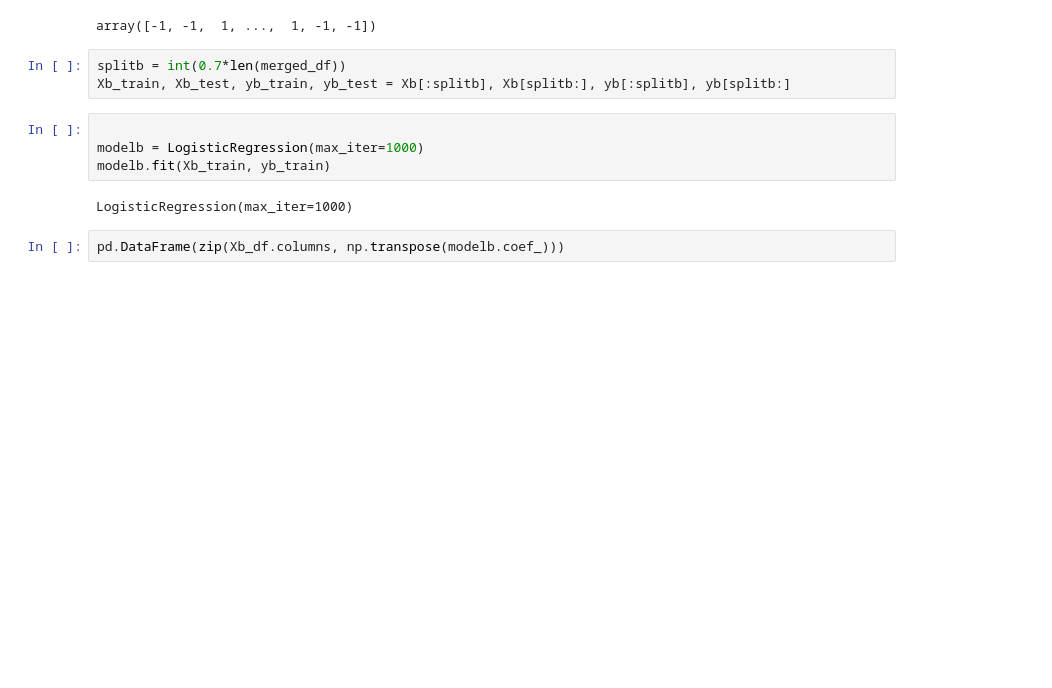
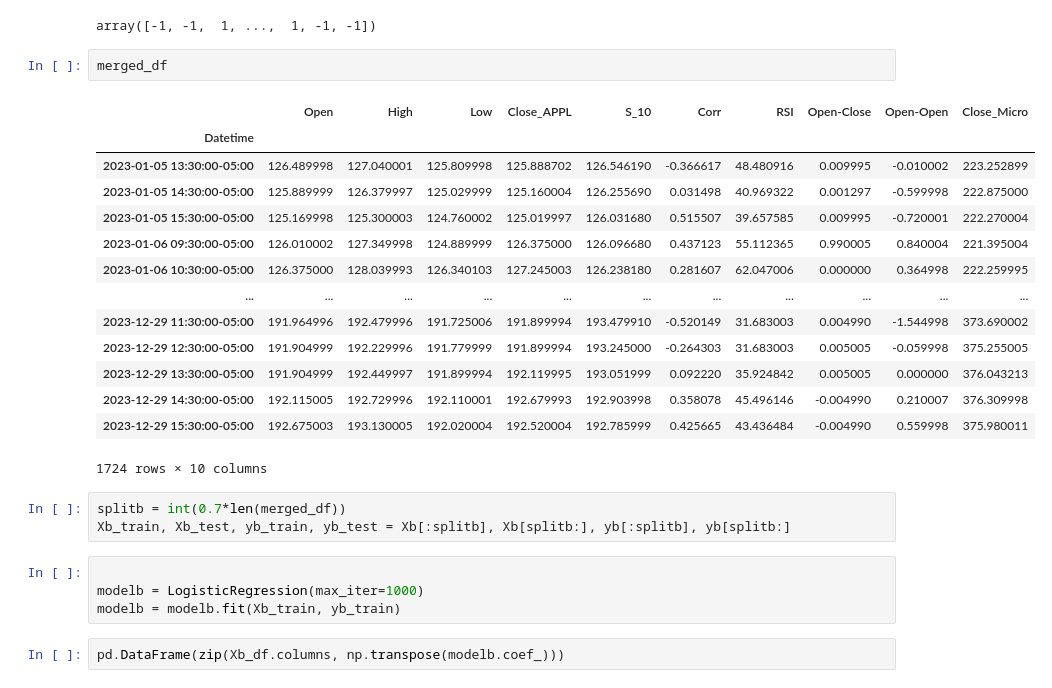
Before and after one commit to inuneko89/DADS_6003, a Jupyter notebook: Logistic_Regression.ipynb, the cells around one changed output. Drawn from its saved outputs; the diff is of its cells as text; blank space fills up the shorter version.

```diff
--- a/Logistic_Regression.ipynb
+++ b/Logistic_Regression.ipynb
@@ -544,15 +417,30 @@ yb = np.where(merged_df['Close_APPL'].shift(-1) > merged_df['Close_APPL'],1,-1)
 yb
 # %% [output]
 array([-1, -1,  1, ...,  1, -1, -1])
+# %%
+merged_df
+# %% [output]
+|  | Open | High | Low | Close_APPL | S_10 | Corr | RSI | Open-Close | Open-Open | Close_Micro |
+| Datetime |  |  |  |  |  |  |  |  |  |  |
+| 2023-01-05 13:30:00-05:00 | 126.489998 | 127.040001 | 125.809998 | 125.888702 | 126.546190 | -0.366617 | 48.480916 | 0.009995 | -0.010002 | 223.252899 |
+| 2023-01-05 14:30:00-05:00 | 125.889999 | 126.379997 | 125.029999 | 125.160004 | 126.255690 | 0.031498 | 40.969322 | 0.001297 | -0.599998 | 222.875000 |
+| 2023-01-05 15:30:00-05:00 | 125.169998 | 125.300003 | 124.760002 | 125.019997 | 126.031680 | 0.515507 | 39.657585 | 0.009995 | -0.720001 | 222.270004 |
+| 2023-01-06 09:30:00-05:00 | 126.010002 | 127.349998 | 124.889999 | 126.375000 | 126.096680 | 0.437123 | 55.112365 | 0.990005 | 0.840004 | 221.395004 |
+| 2023-01-06 10:30:00-05:00 | 126.375000 | 128.039993 | 126.340103 | 127.245003 | 126.238180 | 0.281607 | 62.047006 | 0.000000 | 0.364998 | 222.259995 |
+| ... | ... | ... | ... | ... | ... | ... | ... | ... | ... | ... |
+| 2023-12-29 11:30:00-05:00 | 191.964996 | 192.479996 | 191.725006 | 191.899994 | 193.479910 | -0.520149 | 31.683003 | 0.004990 | -1.544998 | 373.690002 |
+| 2023-12-29 12:30:00-05:00 | 191.904999 | 192.229996 | 191.779999 | 191.899994 | 193.245000 | -0.264303 | 31.683003 | 0.005005 | -0.059998 | 375.255005 |
+| 2023-12-29 13:30:00-05:00 | 191.904999 | 192.449997 | 191.899994 | 192.119995 | 193.051999 | 0.092220 | 35.924842 | 0.005005 | 0.000000 | 376.043213 |
+| 2023-12-29 14:30:00-05:00 | 192.115005 | 192.729996 | 192.110001 | 192.679993 | 192.903998 | 0.358078 | 45.496146 | -0.004990 | 0.210007 | 376.309998 |
+| 2023-12-29 15:30:00-05:00 | 192.675003 | 193.130005 | 192.020004 | 192.520004 | 192.785999 | 0.425665 | 43.436484 | -0.004990 | 0.559998 | 375.980011 |
+1724 rows × 10 columns
 # %%
 splitb = int(0.7*len(merged_df))
 Xb_train, Xb_test, yb_train, yb_test = Xb[:splitb], Xb[splitb:], yb[:splitb], yb[splitb:]
 # %%
 
 modelb = LogisticRegression(max_iter=1000)
-modelb.fit(Xb_train, yb_train)
+modelb = modelb.fit(Xb_train, yb_train)
-# %% [output]
-LogisticRegression(max_iter=1000)
 # %%
 pd.DataFrame(zip(Xb_df.columns, np.transpose(modelb.coef_)))
 # %% [output]
```
Also changed, not shown: parts of 23 cells of this notebook.
